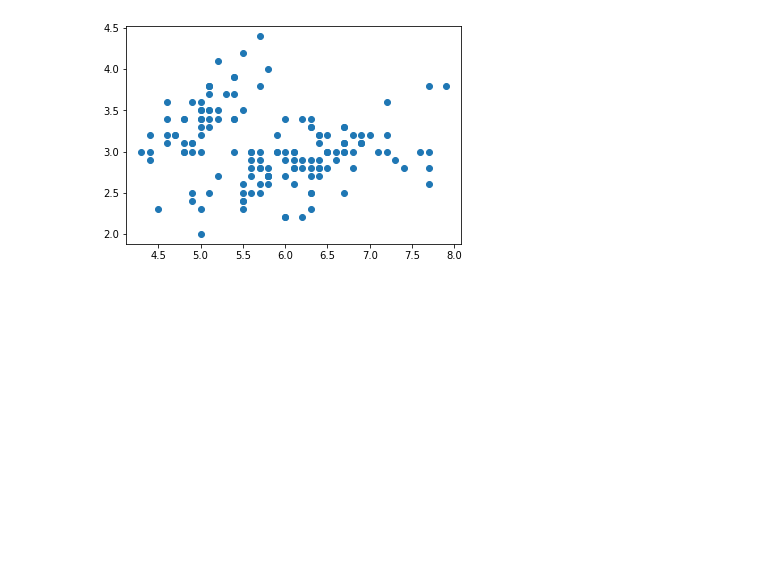
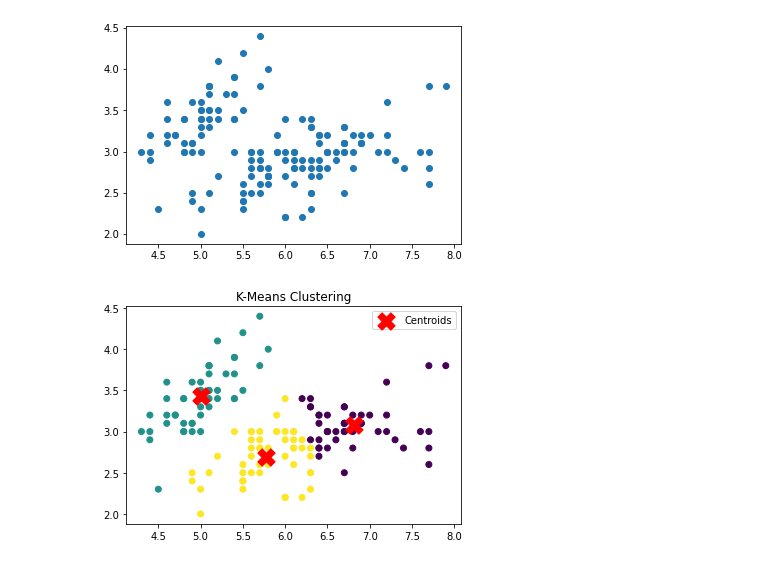
Before and after one commit to josephjkuang/GIES, a Jupyter notebook: Main.ipynb, the cells around one changed output. Cells and saved outputs as stored; diff of their text form; code cells hidden in the pictures; blank space fills up the shorter version.

```diff
--- a/Main.ipynb
+++ b/Main.ipynb
@@ -23,4 +34,23 @@ plt.scatter(d[0], d[1])
 plt.show()
 # %% [output]
 [figure]
+# %%
+d = pd.DataFrame(X)
+
+# Apply k-means clustering
+kmeans = KMeans(n_clusters=3, n_init='auto')  # Assuming you want to divide the data into 3 clusters
+kmeans.fit(X)
+labels = kmeans.labels_
+
+# Add the cluster labels to the DataFrame
+d['Cluster'] = labels
+
+# Plot the data with different colors for each cluster
+plt.scatter(d[0], d[1], c=d['Cluster'], cmap='viridis')
+plt.scatter(kmeans.cluster_centers_[:, 0], kmeans.cluster_centers_[:, 1], s=300, c='red', marker='X', label='Centroids')
+plt.title('K-Means Clustering')
+plt.legend()
+plt.show()
+# %% [output]
+[figure, added]
 # %%
```
Also changed, not shown: parts of 12 cells of this notebook, 1 other file.
